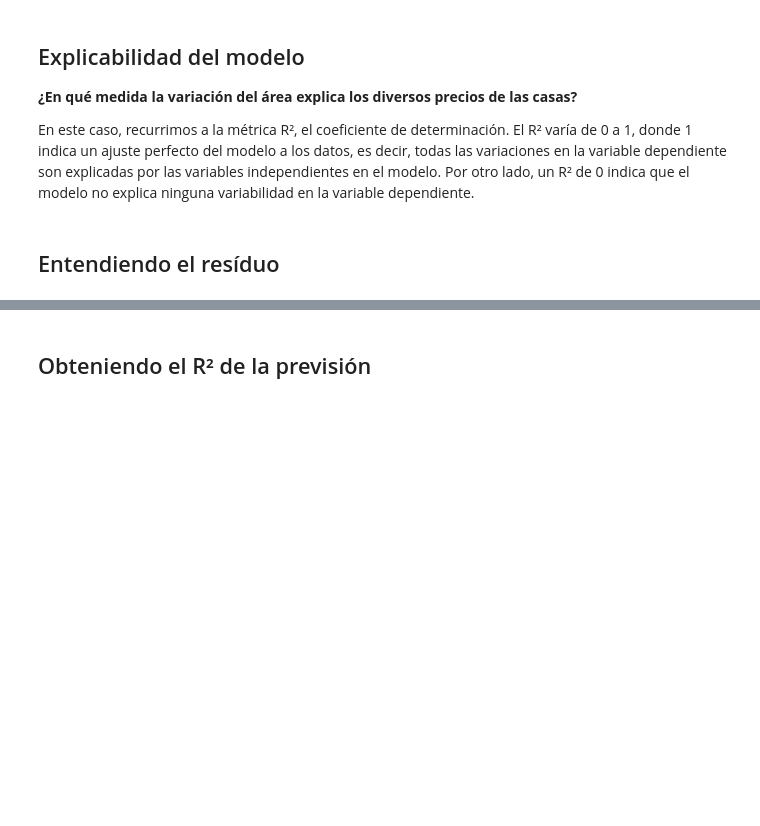
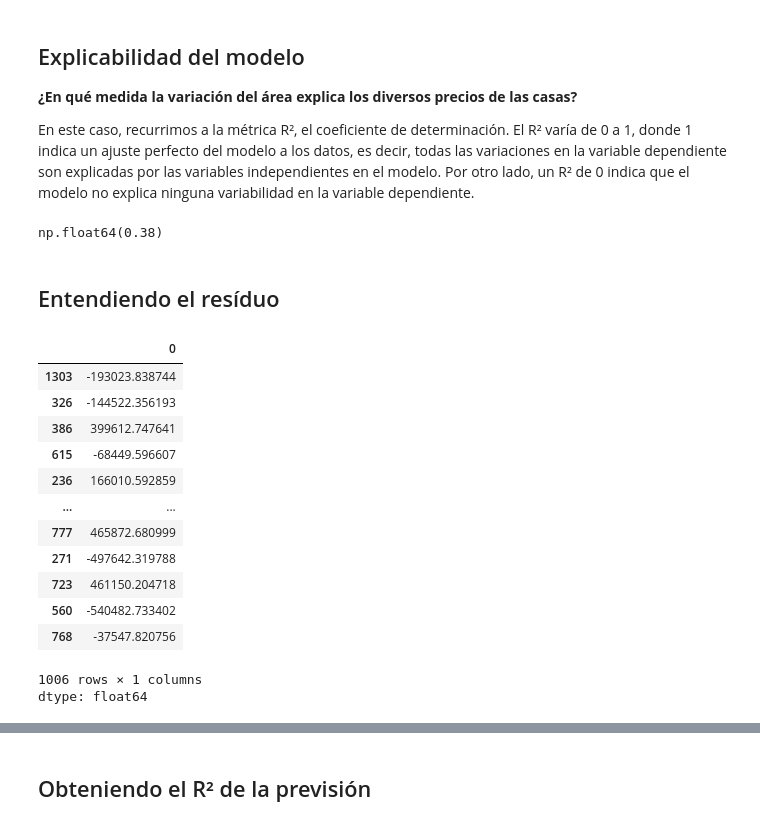
Before and after one commit to DanielRaiicHu/precio_de_inmuebles_regresion_lineal, a Jupyter notebook: precios_de_inmuebles_regresion_lineal.ipynb, the cells around one changed output, grey strips where cells are left out. Cells and saved outputs as stored; diff of their text form; code cells hidden in the pictures; blank space fills up the shorter version.

```diff
--- a/precios_de_inmuebles_regresion_lineal.ipynb
+++ b/precios_de_inmuebles_regresion_lineal.ipynb
@@ -247,2 +330,17 @@ En este caso, recurrimos a la métrica R², el coeficiente de determinación. El
+# %%
+# Observamos el R² del modelo ajustado
+# Donde 1 indica un ajuste perfecto y 0 indica que el modelo no explica nada
+
+# Este valor se calcula utilizando los datos de entrenamiento
+# Evalúa qué tan bien se ajusta el modelo a los datos con los que fue entrenado.
+round(modelo_0.rsquared,2)
+
+# Resultado: 0.37728010994297867
+
+# Interpretación:
+# El área del primer piso explica aproximadamente el 37.7% de la variación del precio de la casa.
+# Por lo tanto, alrededor del 62.3% de esa variación depende de otros factores no incluidos en el modelo.
+# %% [output]
+np.float64(0.38)
 # %% [markdown]
 ## Entendiendo el resíduo
@@ -252,0 +347,22 @@ En este caso, recurrimos a la métrica R², el coeficiente de determinación. El
+# %%
+# Quiénes son los residuos?
+
+# Mostramos los residuos del modelo, también llamados errores residuales
+# Cada residuo representa la diferencia entre el valor real observado y el valor estimado por el modelo para una observación
+# Es decir, muestra los errores individuales del modelo para cada dato del conjunto de entrenamiento
+modelo_0.resid
+# %% [output]
+|  | 0 |
+| 1303 | -193023.838744 |
+| 326 | -144522.356193 |
+| 386 | 399612.747641 |
+| 615 | -68449.596607 |
+| 236 | 166010.592859 |
+| ... | ... |
+| 777 | 465872.680999 |
+| 271 | -497642.319788 |
+| 723 | 461150.204718 |
+| 560 | -540482.733402 |
+| 768 | -37547.820756 |
+1006 rows × 1 columns
+dtype: float64
```
Also changed, not shown: parts of 31 cells of this notebook.
